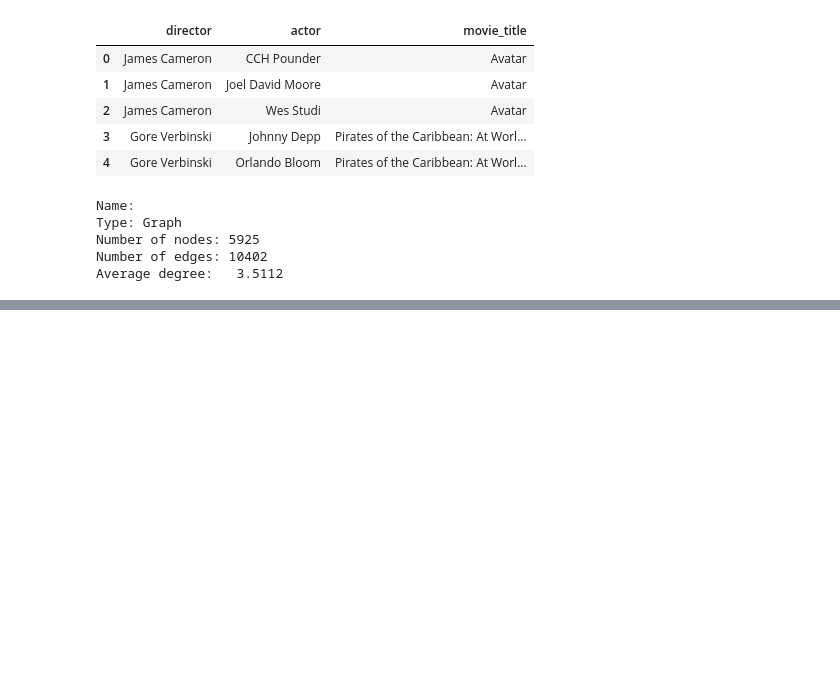
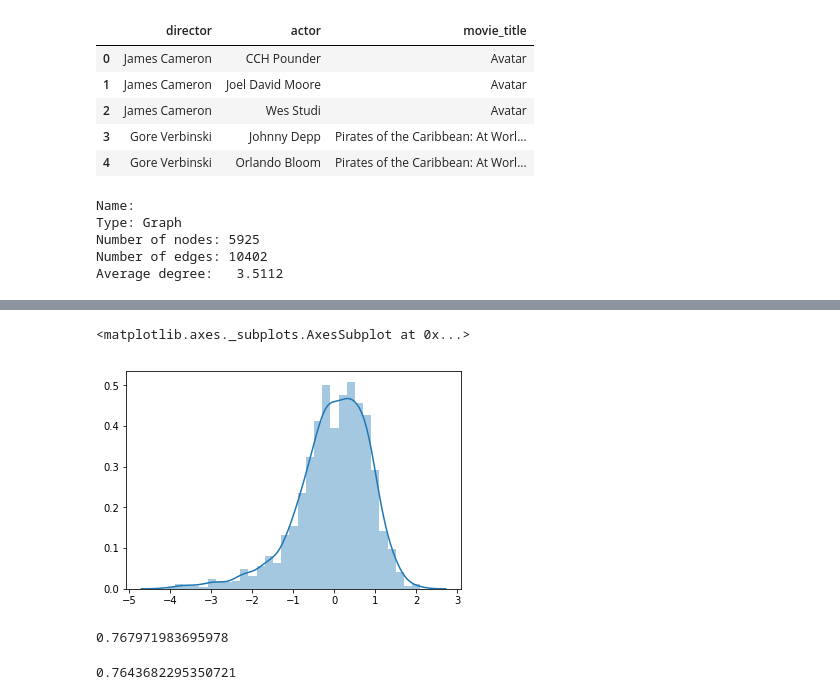
Before and after one commit to garg-ankush/Predict-Movie-ratings-using-Network-Analysis-in-Python, a Jupyter notebook: notebooks/Movie Ratings Prediction.ipynb, the cells around one changed output, grey strips where cells are left out. Saved outputs shown, nothing was run; the diff lists cells and outputs as text; code cells hidden in the pictures; blank space fills up the shorter version.

```diff
--- a/notebooks/Movie Ratings Prediction.ipynb
+++ b/notebooks/Movie Ratings Prediction.ipynb
@@ -106,0 +206,13 @@ bet_cent = nx.betweenness_centrality(G)
+# %%
+sns.distplot(new_diff)
+# %% [output]
+<matplotlib.axes._subplots.AxesSubplot at 0x...>
+[figure, added]
+# %%
+rf_1 = RandomForestRegressor()
+rf_1_fit = rf_1.fit(X_train, y_train)
+rf_preds = rf_1_fit.predict(X_test)
+error = np.sqrt(mean_squared_error(y_test, rf_preds))
+print(error)
+# %% [output]
+0.767971983695978
@@ -106,0 +231,4 @@ bet_cent = nx.betweenness_centrality(G)
+# %%
+np.sqrt(mean_squared_error(y_test, preds_networked))
+# %% [output]
+0.7643682295350721
```
Also changed, not shown: parts of 35 cells of this notebook.
